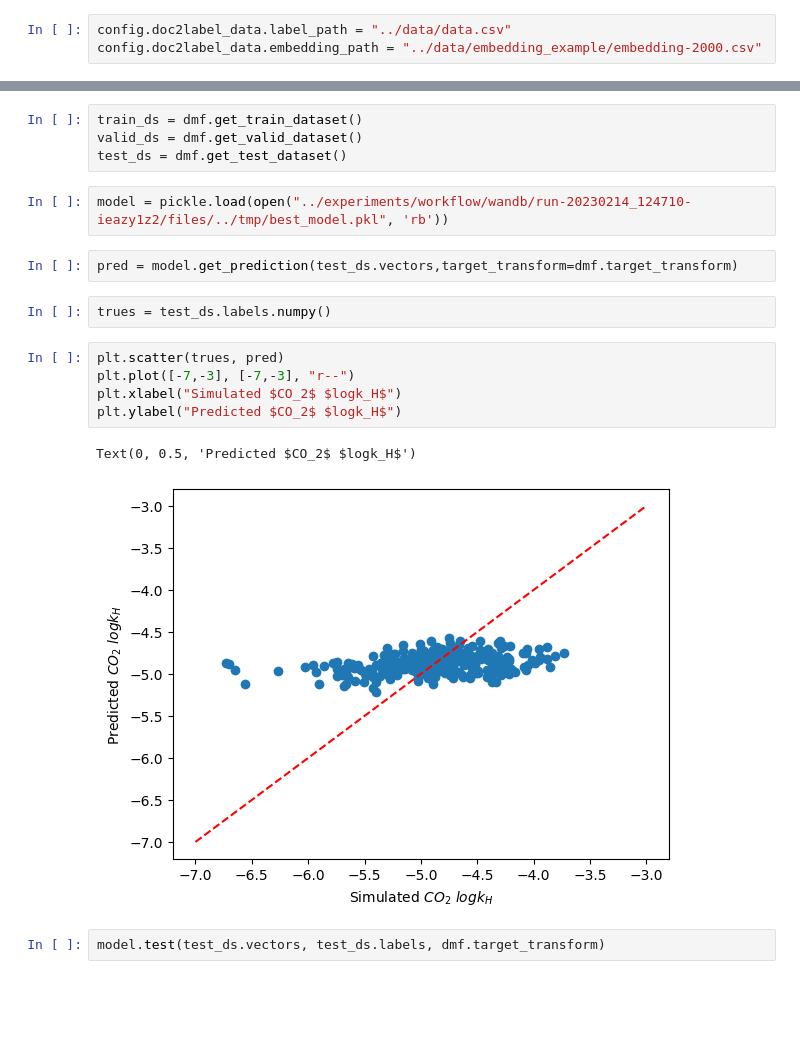
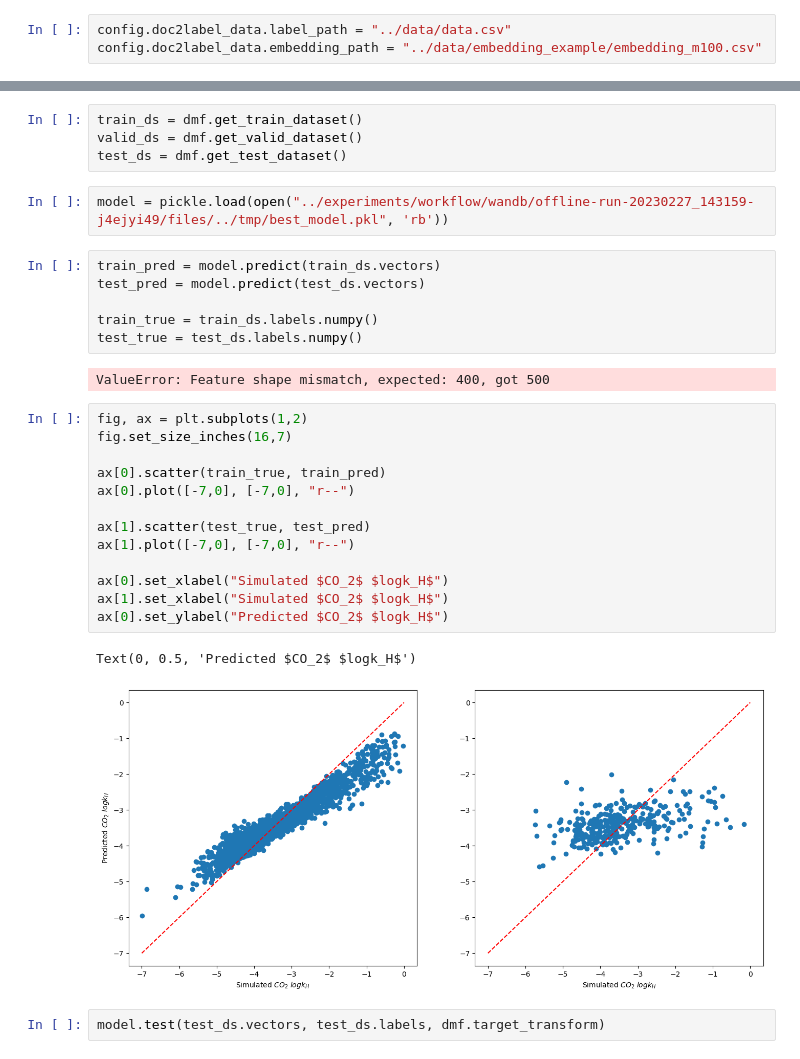
Before and after one commit to XiaoqZhang/mofgraph2vec, a Jupyter notebook: dev/sanity_check.ipynb, the cells around one changed output, grey strips where cells are left out. Saved outputs shown, nothing was run; the diff lists cells and outputs as text; blank space fills up the shorter version.

```diff
--- a/dev/sanity_check.ipynb
+++ b/dev/sanity_check.ipynb
@@ -14,7 +14,7 @@ config.doc2label_data = OmegaConf.load("../conf/doc2label_data/rsm.yaml")
 config.doc2label_model = OmegaConf.load("../conf/doc2label_model/ensemble.yaml")
 # %%
 config.doc2label_data.label_path = "../data/data.csv"
-config.doc2label_data.embedding_path = "../data/embedding_example/embedding-2000.csv"
+config.doc2label_data.embedding_path = "../data/embedding_example/embedding_m100.csv"
 # %%
 dmf = DataModuleFactory(**config.doc2label_data)
 # %% [output]
@@ -24,19 +24,31 @@ train_ds = dmf.get_train_dataset()
 valid_ds = dmf.get_valid_dataset()
 test_ds = dmf.get_test_dataset()
 # %%
-model = pickle.load(open("../experiments/workflow/wandb/run-20230214_124710-ieazy1z2/files/../tmp/best_model.pkl", 'rb'))
+model = pickle.load(open("../experiments/workflow/wandb/offline-run-20230227_143159-j4ejyi49/files/../tmp/best_model.pkl", 'rb'))
-# %%
-pred = model.get_prediction(test_ds.vectors,target_transform=dmf.target_transform)
-# %%
-trues = test_ds.labels.numpy()
-# %%
-plt.scatter(trues, pred)
-plt.plot([-7,-3], [-7,-3], "r--")
-plt.xlabel("Simulated $CO_2$ $logk_H$")
-plt.ylabel("Predicted $CO_2$ $logk_H$")
-# %% [output]
-Text(0, 0.5, 'Predicted $CO_2$ $logk_H$')
-[figure, removed]
+# %%
+train_pred = model.predict(train_ds.vectors)
+test_pred = model.predict(test_ds.vectors)
+
+train_true = train_ds.labels.numpy()
+test_true = test_ds.labels.numpy()
+# %% [output]
+ValueError: Feature shape mismatch, expected: 400, got 500
+# %%
+fig, ax = plt.subplots(1,2)
+fig.set_size_inches(16,7)
+
+ax[0].scatter(train_true, train_pred)
+ax[0].plot([-7,0], [-7,0], "r--")
+
+ax[1].scatter(test_true, test_pred)
+ax[1].plot([-7,0], [-7,0], "r--")
+
+ax[0].set_xlabel("Simulated $CO_2$ $logk_H$")
+ax[1].set_xlabel("Simulated $CO_2$ $logk_H$")
+ax[0].set_ylabel("Predicted $CO_2$ $logk_H$")
+# %% [output]
+Text(0, 0.5, 'Predicted $CO_2$ $logk_H$')
+[figure, added]
 # %%
 model.test(test_ds.vectors, test_ds.labels, dmf.target_transform)
 # %% [output]
```
Also changed, not shown: parts of 1 cell of this notebook, 11 other files.
